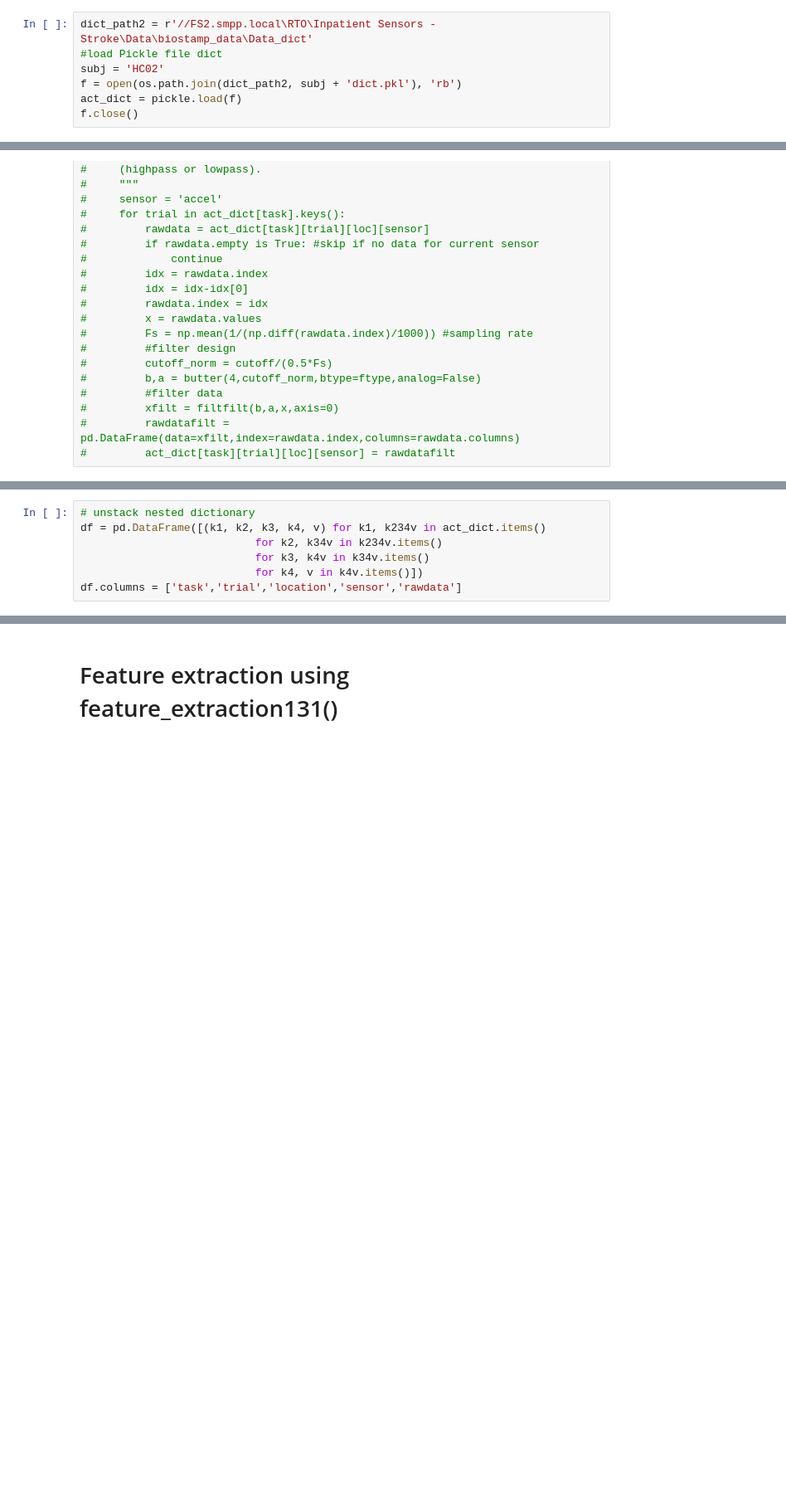
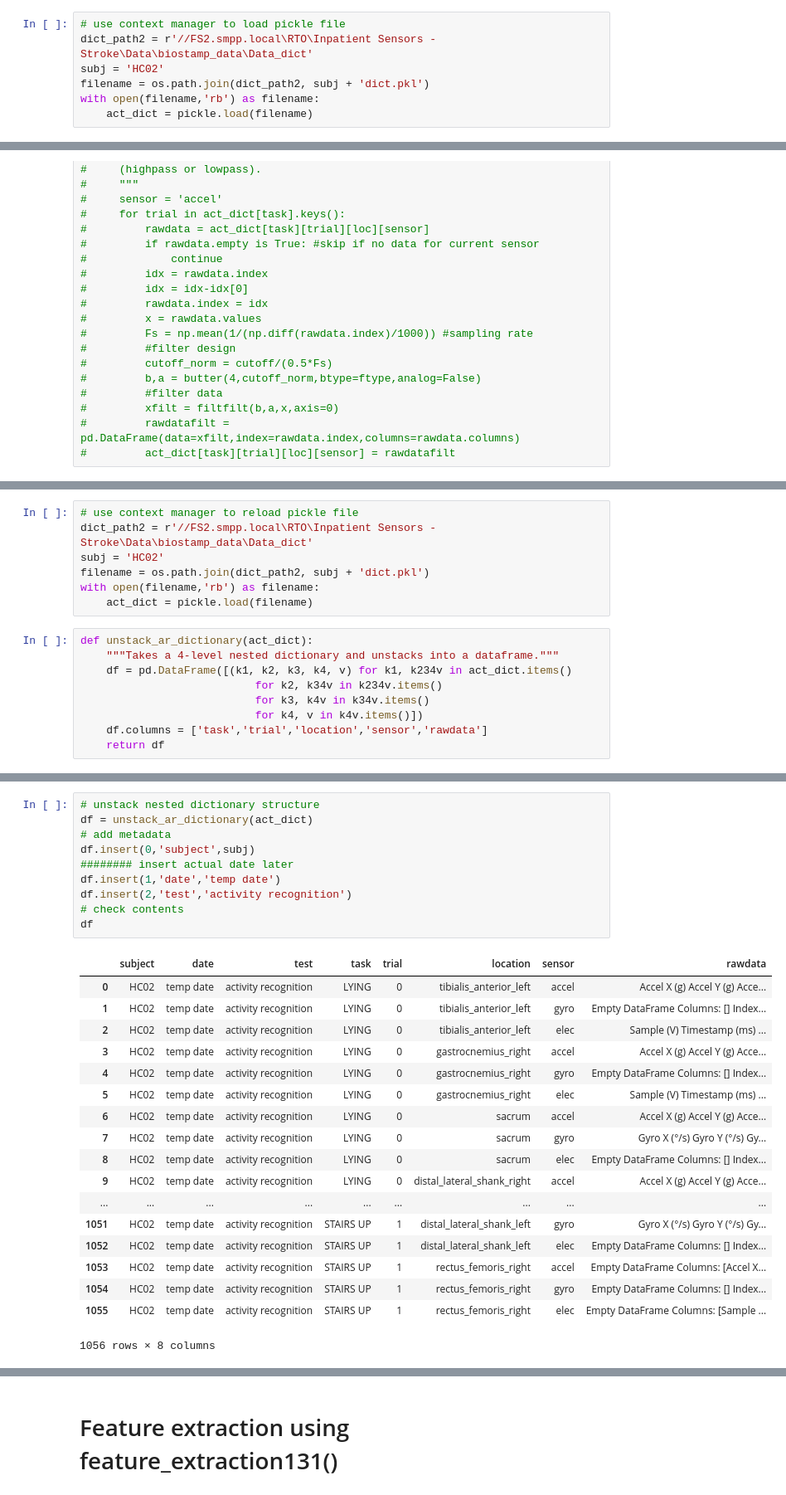
Before and after one commit to kamshee/activity-recognition-process, a Jupyter notebook: TestFeatures.ipynb, the cells around one changed output, grey strips where cells are left out. Shown at 83% size. Drawn from its saved outputs; the diff is of its cells as text; blank space fills up the shorter version.

Commit message:
work on 5 sensor fxn

```diff
--- a/TestFeatures.ipynb
+++ b/TestFeatures.ipynb
@@ -74,9 +77,9 @@ len(colnames)
 # %% [markdown]
 ## 5. Load HC02 dataset
 # %%
+# use context manager to load pickle file
 dict_path2 = r'//FS2.smpp.local\RTO\Inpatient Sensors -Stroke\Data\biostamp_data\Data_dict'
-#load Pickle file dict
 subj = 'HC02'
-f = open(os.path.join(dict_path2, subj + 'dict.pkl'), 'rb')
-act_dict = pickle.load(f)
-f.close()
+filename = os.path.join(dict_path2, subj + 'dict.pkl')
+with open(filename,'rb') as filename:
+    act_dict = pickle.load(filename)
@@ -1105,7 +1138,16 @@ def HPfilter_testclip(clip_data,cutoff=0.75,ftype='highpass'):
+# %%
+# use context manager to reload pickle file
+dict_path2 = r'//FS2.smpp.local\RTO\Inpatient Sensors -Stroke\Data\biostamp_data\Data_dict'
+subj = 'HC02'
+filename = os.path.join(dict_path2, subj + 'dict.pkl')
+with open(filename,'rb') as filename:
+    act_dict = pickle.load(filename)
 # %%
-# unstack nested dictionary
-df = pd.DataFrame([(k1, k2, k3, k4, v) for k1, k234v in act_dict.items()
+def unstack_ar_dictionary(act_dict):
+    """Takes a 4-level nested dictionary and unstacks into a dataframe."""
+    df = pd.DataFrame([(k1, k2, k3, k4, v) for k1, k234v in act_dict.items()
                            for k2, k34v in k234v.items()
                            for k3, k4v in k34v.items()
                            for k4, v in k4v.items()])
-df.columns = ['task','trial','location','sensor','rawdata']
+    df.columns = ['task','trial','location','sensor','rawdata']
+    return df
@@ -1111,0 +1156,29 @@ df.columns = ['task','trial','location','sensor','rawdata']
+# %%
+# unstack nested dictionary structure
+df = unstack_ar_dictionary(act_dict)
+# add metadata
+df.insert(0,'subject',subj)
+######## insert actual date later
+df.insert(1,'date','temp date')
+df.insert(2,'test','activity recognition')
+# check contents
+df
+# %% [output]
+|  | subject | date | test | task | trial | location | sensor | rawdata |
+| 0 | HC02 | temp date | activity recognition | LYING | 0 | tibialis_anterior_left | accel | Accel X (g) Accel Y (g) Acce... |
+| 1 | HC02 | temp date | activity recognition | LYING | 0 | tibialis_anterior_left | gyro | Empty DataFrame Columns: [] Index... |
+| 2 | HC02 | temp date | activity recognition | LYING | 0 | tibialis_anterior_left | elec | Sample (V) Timestamp (ms) ... |
+| 3 | HC02 | temp date | activity recognition | LYING | 0 | gastrocnemius_right | accel | Accel X (g) Accel Y (g) Acce... |
+| 4 | HC02 | temp date | activity recognition | LYING | 0 | gastrocnemius_right | gyro | Empty DataFrame Columns: [] Index... |
+| 5 | HC02 | temp date | activity recognition | LYING | 0 | gastrocnemius_right | elec | Sample (V) Timestamp (ms) ... |
+| 6 | HC02 | temp date | activity recognition | LYING | 0 | sacrum | accel | Accel X (g) Accel Y (g) Acce... |
+| 7 | HC02 | temp date | activity recognition | LYING | 0 | sacrum | gyro | Gyro X (°/s) Gyro Y (°/s) Gy... |
+| 8 | HC02 | temp date | activity recognition | LYING | 0 | sacrum | elec | Empty DataFrame Columns: [] Index... |
+| 9 | HC02 | temp date | activity recognition | LYING | 0 | distal_lateral_shank_right | accel | Accel X (g) Accel Y (g) Acce... |
+| ... | ... | ... | ... | ... | ... | ... | ... | ... |
+| 1051 | HC02 | temp date | activity recognition | STAIRS UP | 1 | distal_lateral_shank_left | gyro | Gyro X (°/s) Gyro Y (°/s) Gy... |
+| 1052 | HC02 | temp date | activity recognition | STAIRS UP | 1 | distal_lateral_shank_left | elec | Empty DataFrame Columns: [] Index... |
+| 1053 | HC02 | temp date | activity recognition | STAIRS UP | 1 | rectus_femoris_right | accel | Empty DataFrame Columns: [Accel X... |
+| 1054 | HC02 | temp date | activity recognition | STAIRS UP | 1 | rectus_femoris_right | gyro | Empty DataFrame Columns: [] Index... |
+| 1055 | HC02 | temp date | activity recognition | STAIRS UP | 1 | rectus_femoris_right | elec | Empty DataFrame Columns: [Sample ... |
+1056 rows × 8 columns
```
Also changed, not shown: parts of 23 cells of this notebook.
